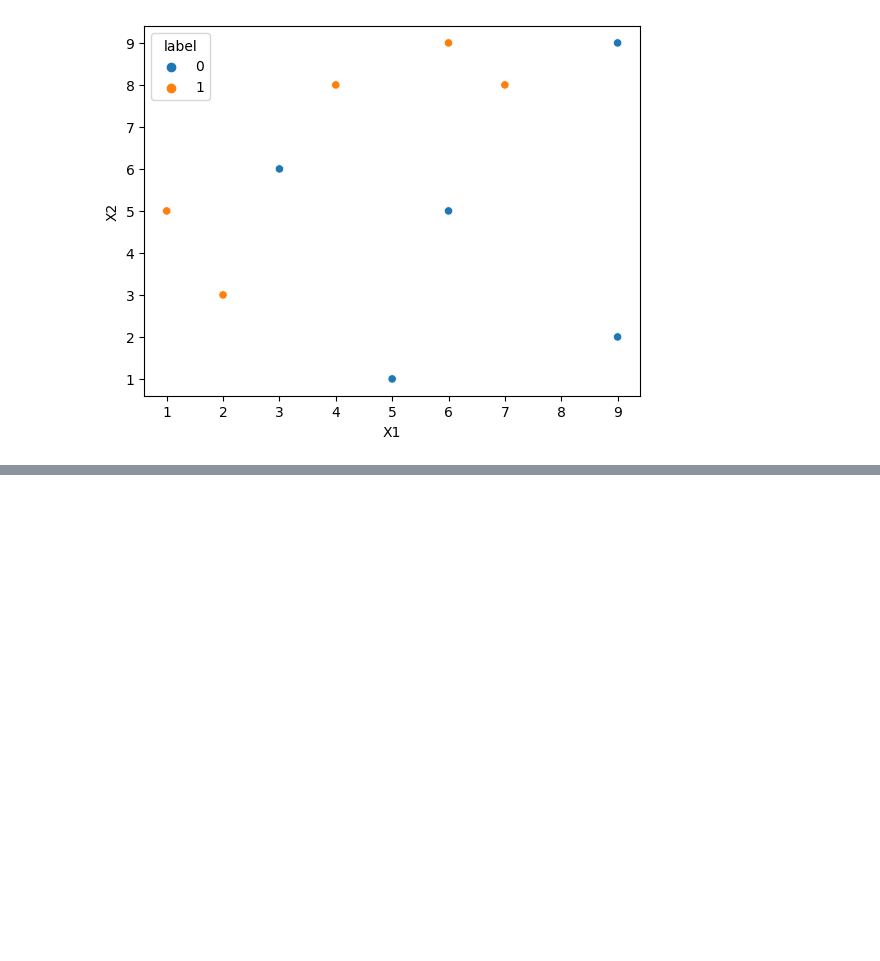
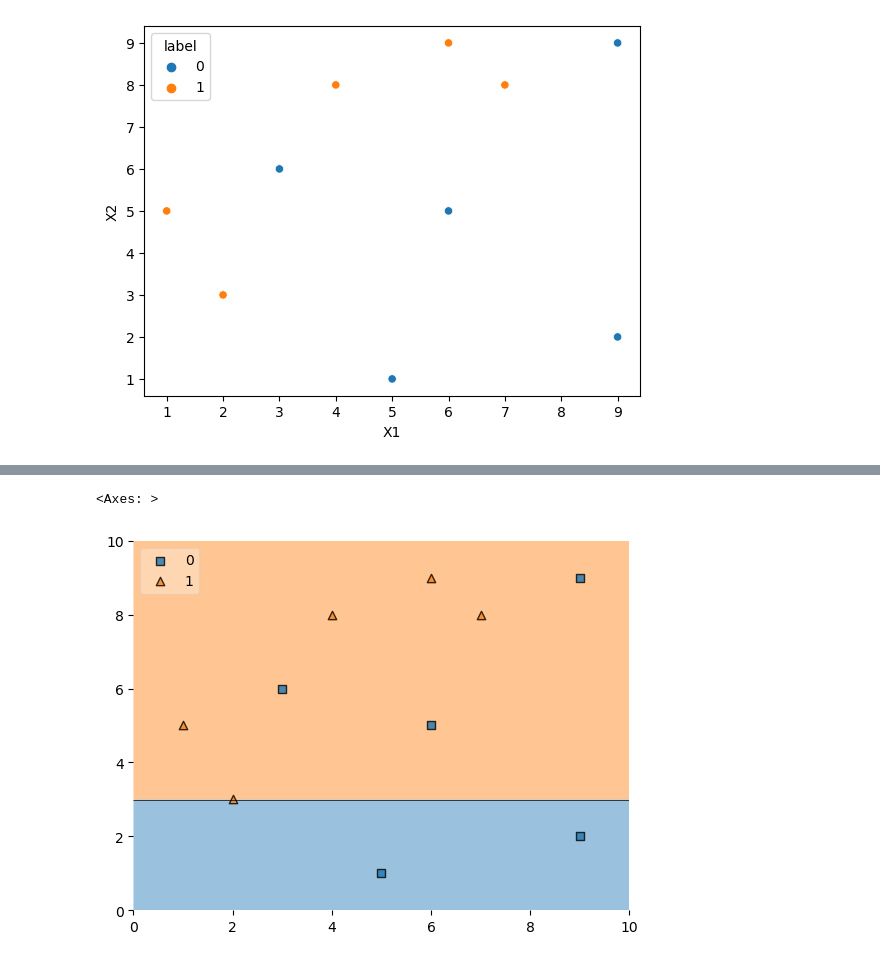
Before and after one commit to Khushi130404/Ensemble-Learning, a Jupyter notebook: AdaBoost/my_adaboost.ipynb, the cells around one changed output, grey strips where cells are left out. Drawn from its saved outputs; the diff is of its cells as text; code cells hidden in the pictures; blank space fills up the shorter version.

```diff
--- a/AdaBoost/my_adaboost.ipynb
+++ b/AdaBoost/my_adaboost.ipynb
@@ -29,0 +75,5 @@ sns.scatterplot(x=df['X1'],y=df['X2'],hue=df['label'])
+# %%
+plot_decision_regions(x,y,clf=dt,legend=2)
+# %% [output]
+<Axes: >
+[figure, added]
```
Also changed, not shown: parts of 19 cells of this notebook.
